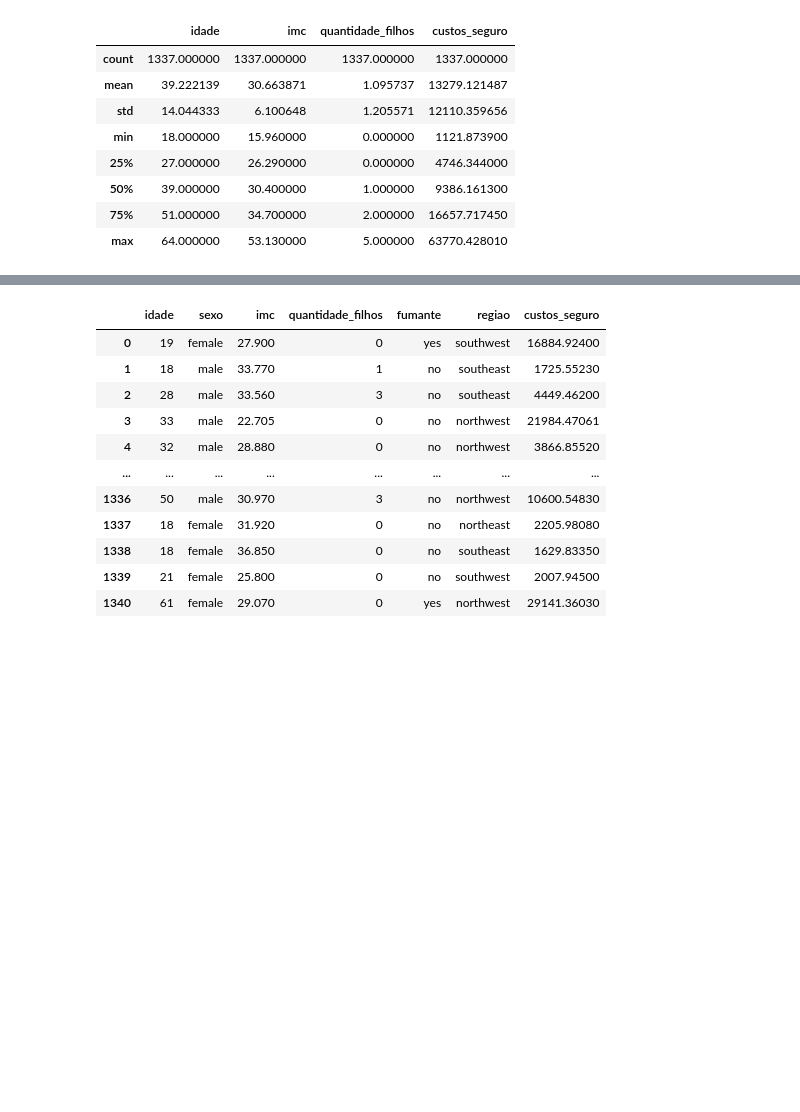
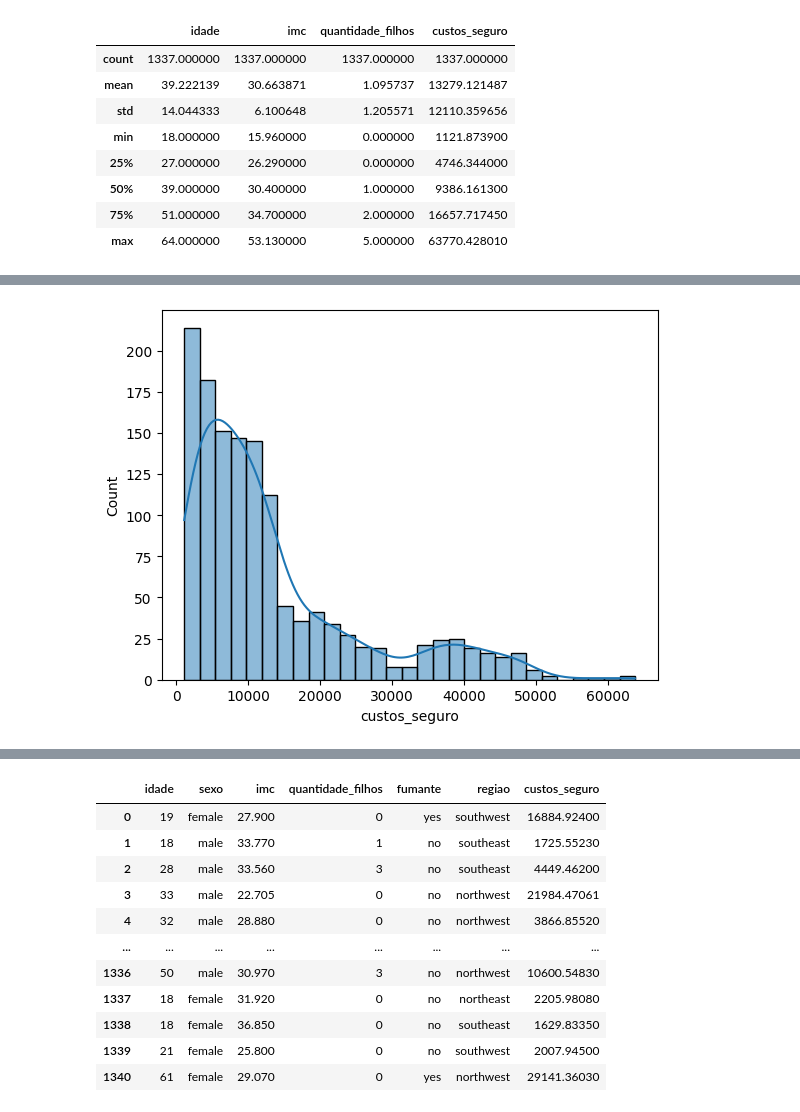
Before and after one commit to rfprates/regressao_seguro, a Jupyter notebook: case_preco_seguros.ipynb, the cells around one changed output, grey strips where cells are left out. Drawn from its saved outputs; the diff is of its cells as text; code cells hidden in the pictures; blank space fills up the shorter version.

```diff
--- a/case_preco_seguros.ipynb
+++ b/case_preco_seguros.ipynb
@@ -118,0 +123,4 @@ df.describe()
+# %%
+sns.histplot(data = df, x = 'custos_seguro', kde = True);
+# %% [output]
+[figure, added]
```
Also changed, not shown: parts of 15 cells of this notebook.
